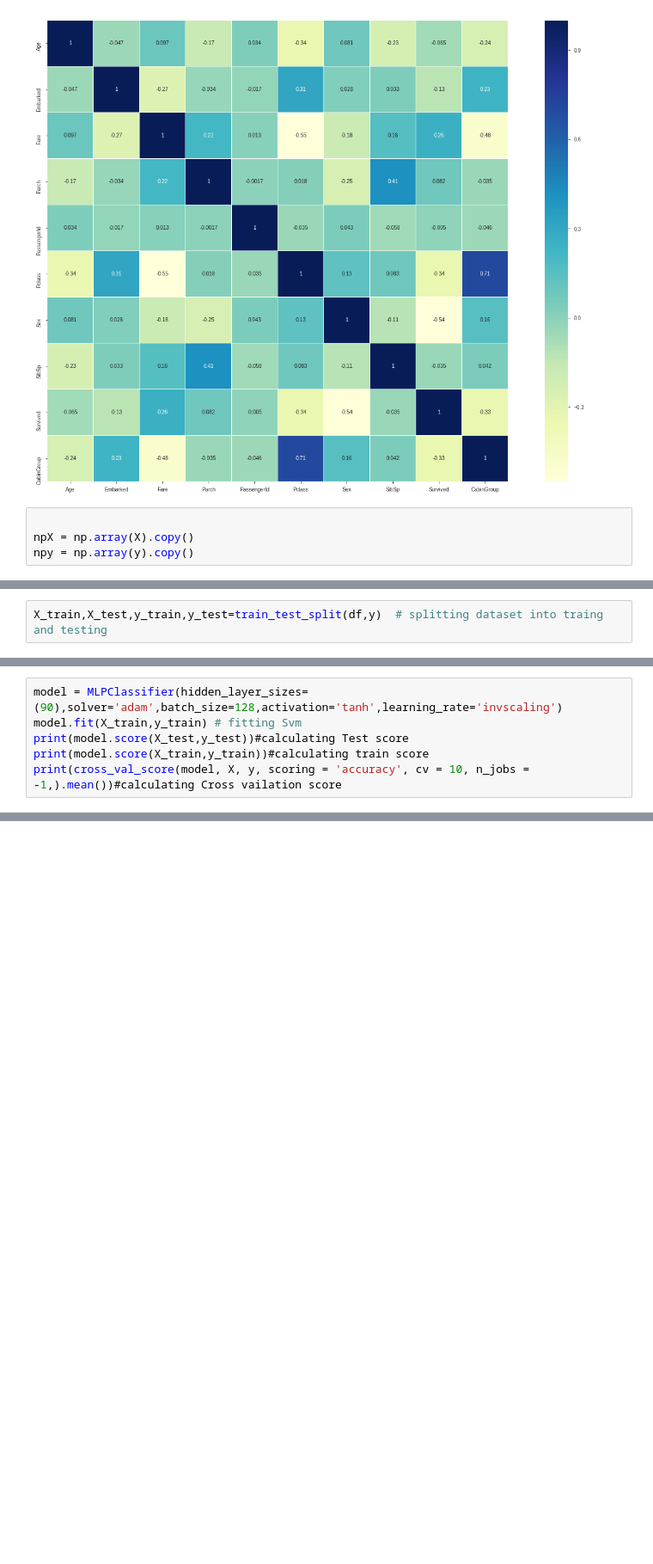
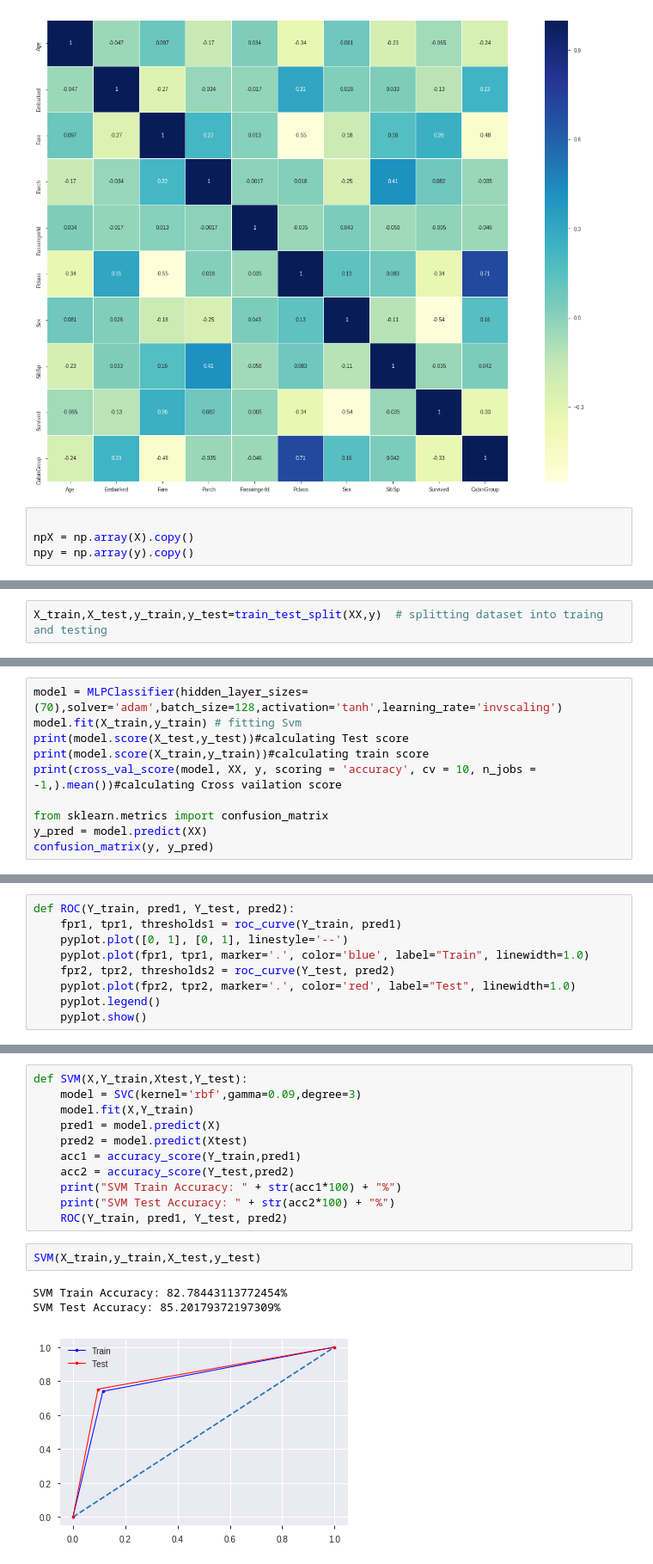
Before and after one commit to ai-techsystems/internShowcase, a Jupyter notebook: niteshsukhwani97@gmail.com/Final_model.ipynb, the cells around one changed output, grey strips where cells are left out. Shown: that part at 86% size. Saved outputs shown, nothing was run; the diff lists cells and outputs as text; blank space fills up the shorter version.

Commit message:
Nitesh_Sukhwani submission: Comparing SVM with Three Layer Neural Network

```diff
--- a/niteshsukhwani97@gmail.com/SVM_FNN.ipynb
+++ b/niteshsukhwani97@gmail.com/Final_model.ipynb
@@ -239,5 +225,5 @@ XXX.head()'''
 # %%
-X_train,X_test,y_train,y_test=train_test_split(df,y)  # splitting dataset into traing and testing
+X_train,X_test,y_train,y_test=train_test_split(XX,y)  # splitting dataset into traing and testing
 # %%
 svm=SVC(kernel='rbf',gamma=0.09,degree=3) #making a svm model
 svm.fit(X_train,y_train) # fitting Svm
@@ -251,7 +243,11 @@ print(cross_val_score(svm, df, y, scoring = 'accuracy', cv = 10, n_jobs = -1,).m
 # %%
-model = MLPClassifier(hidden_layer_sizes=(90),solver='adam',batch_size=128,activation='tanh',learning_rate='invscaling')
+model = MLPClassifier(hidden_layer_sizes=(70),solver='adam',batch_size=128,activation='tanh',learning_rate='invscaling')
 model.fit(X_train,y_train) # fitting Svm
 print(model.score(X_test,y_test))#calculating Test score
 print(model.score(X_train,y_train))#calculating train score
-print(cross_val_score(model, X, y, scoring = 'accuracy', cv = 10, n_jobs = -1,).mean())#calculating Cross vailation score
+print(cross_val_score(model, XX, y, scoring = 'accuracy', cv = 10, n_jobs = -1,).mean())#calculating Cross vailation score
+
+from sklearn.metrics import confusion_matrix
+y_pred = model.predict(XX)
+confusion_matrix(y, y_pred)
 # %% [output]
@@ -260,0 +266,9 @@ print(cross_val_score(model, X, y, scoring = 'accuracy', cv = 10, n_jobs = -1,).
+# %%
+def ROC(Y_train, pred1, Y_test, pred2):
+    fpr1, tpr1, thresholds1 = roc_curve(Y_train, pred1)
+    pyplot.plot([0, 1], [0, 1], linestyle='--')
+    pyplot.plot(fpr1, tpr1, marker='.', color='blue', label="Train", linewidth=1.0)
+    fpr2, tpr2, thresholds2 = roc_curve(Y_test, pred2)
+    pyplot.plot(fpr2, tpr2, marker='.', color='red', label="Test", linewidth=1.0)
+    pyplot.legend()
+    pyplot.show()
@@ -260,0 +287,17 @@ print(cross_val_score(model, X, y, scoring = 'accuracy', cv = 10, n_jobs = -1,).
+# %%
+def SVM(X,Y_train,Xtest,Y_test):
+    model = SVC(kernel='rbf',gamma=0.09,degree=3)
+    model.fit(X,Y_train)
+    pred1 = model.predict(X)
+    pred2 = model.predict(Xtest)
+    acc1 = accuracy_score(Y_train,pred1)
+    acc2 = accuracy_score(Y_test,pred2)
+    print("SVM Train Accuracy: " + str(acc1*100) + "%")
+    print("SVM Test Accuracy: " + str(acc2*100) + "%")
+    ROC(Y_train, pred1, Y_test, pred2)
+# %%
+SVM(X_train,y_train,X_test,y_test)
+# %% [output]
+SVM Train Accuracy: 82.78443113772454%
+SVM Test Accuracy: 85.20179372197309%
+[figure, added]
```
Also changed, not shown: parts of 9 cells of this notebook, 2 other files.
